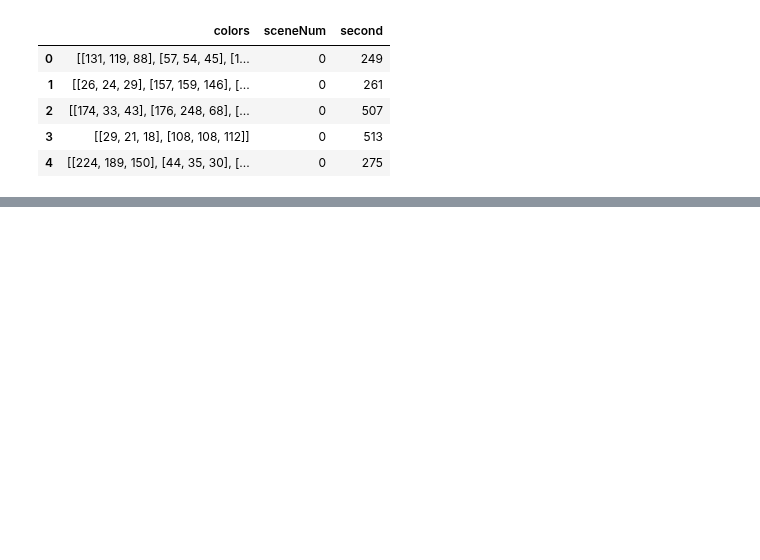
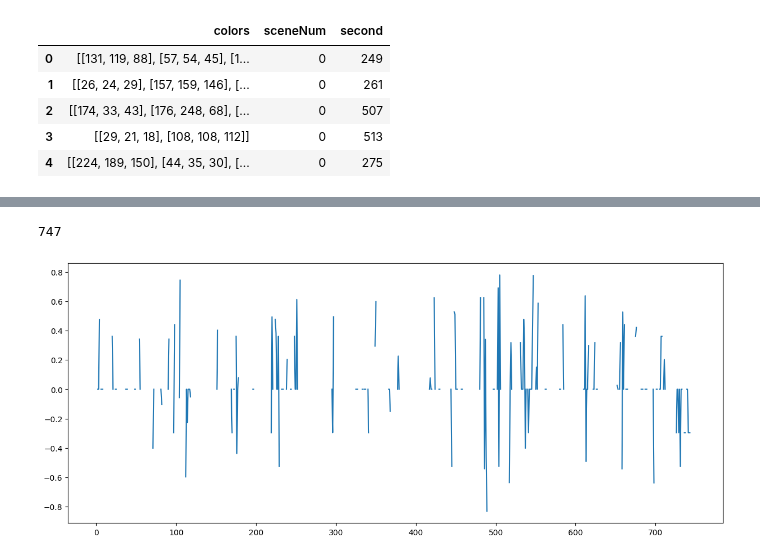
Before and after one commit to chuik633/MovieSentiments, a Jupyter notebook: exploration/spiritedAway.ipynb, the cells around one changed output, grey strips where cells are left out. Saved outputs shown, nothing was run; the diff lists cells and outputs as text; code cells hidden in the pictures; blank space fills up the shorter version.

Commit message:
some emotion stuff

```diff
--- a/exploration/spiritedAway.ipynb
+++ b/exploration/spiritedAway.ipynb
@@ -55,0 +154,8 @@ print(np.max(df['second']))
+# %%
+emotion_df = pd.read_csv('../data/spiritedaway/emotion_data.csv')
+def time_to_seconds(t):
+    parts = t.split(":")
+    return int(parts[0])*3600 + int(parts[1])*60 + float(parts[2])
+emotion_df['start_second'] = emotion_df['start_time'].apply(time_to_seconds)
+emotion_df['end_second'] = emotion_df['end_time'].apply(time_to_seconds)
+emotion_df.head()
@@ -55,0 +170,24 @@ print(np.max(df['second']))
+# %%
+import numpy as np
+
+import pandas as pd
+
+
+emotion_cols = ["sentiment", "sentiment_smooth", "joy", "fear", "anger", "anticipation", "sadness", "positive", "negative"]
+
+def get_emotions_for_color(color_time, emotion_df, emotion_cols):
+    color_time = color_time*10
+    # match the overlapping
+    mask = (emotion_df["start_second"] <= color_time) & (emotion_df["end_second"] >= color_time)
+    matched = emotion_df.loc[mask, emotion_cols]
+
+    if matched.empty:
+        # No matching emotion → return NaNs
+        return pd.Series([np.nan]*len(emotion_cols), index=emotion_cols)
+    else:
+        # If multiple matches, you could take the first, or the mean
+        return matched.iloc[0]
+
+
+color_df[emotion_cols] = color_df["second"].apply(lambda t: get_emotions_for_color(t, emotion_df, emotion_cols))
+color_df.head()
@@ -55,0 +201,11 @@ print(np.max(df['second']))
+# %%
+color_df['avg_color'] = color_df['colors'].apply(lambda c: np.mean(c, axis=0))
+print(len(color_df))
+colors = np.stack(color_df['avg_color'].values)
+plt.figure(figsize=(15,6))
+plt.plot(color_df['second'],color_df['sentiment'])
+
+plt.show()
+# %% [output]
+747
+[figure, added]
```
Also changed, not shown: parts of 8 cells of this notebook, 4 other files.
